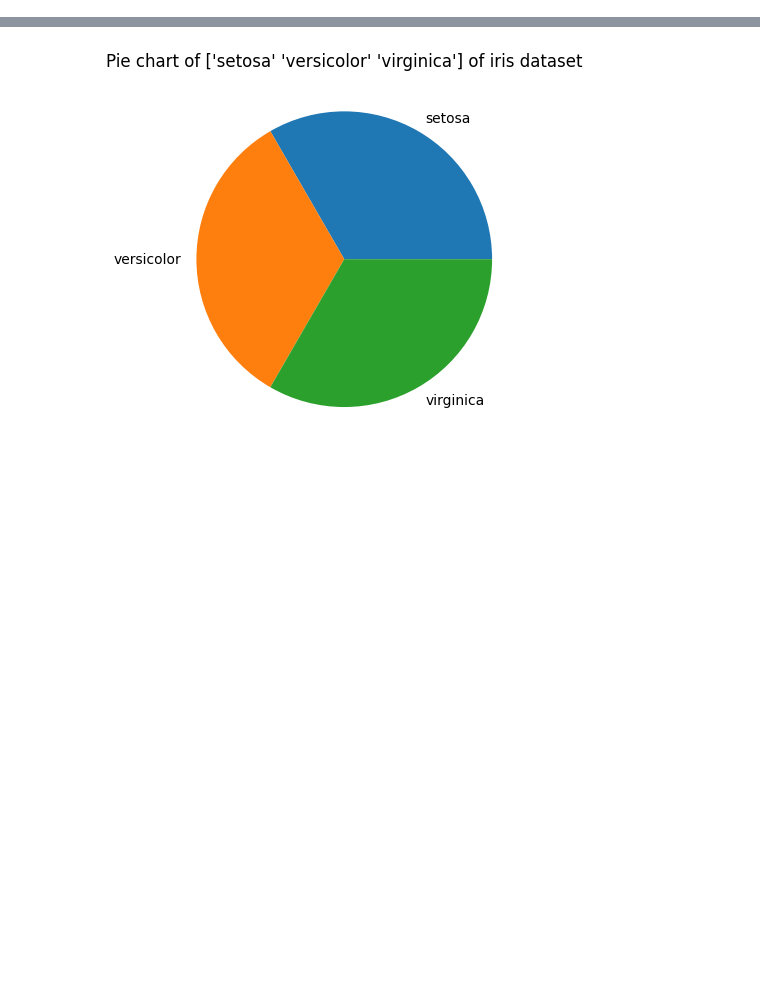
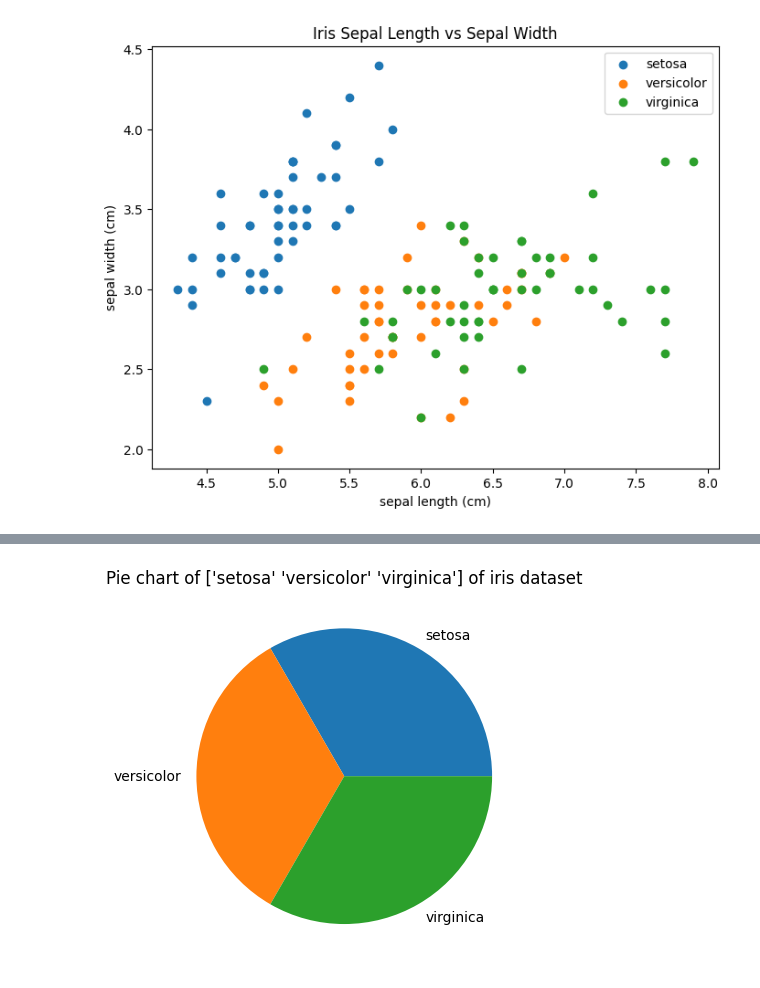
Before and after one commit to mubashshiradeeb/IrisDataset, a Jupyter notebook: Irisdataset.ipynb, the cells around one changed output, grey strips where cells are left out. Cells and saved outputs as stored; diff of their text form; code cells hidden in the pictures; blank space fills up the shorter version.

```diff
--- a/Irisdataset.ipynb
+++ b/Irisdataset.ipynb
@@ -2,0 +100,15 @@
+# %%
+# Scatter Plot
+plt.figure(figsize=(8, 6))
+for i in range(len(species_names)):
+    plt.scatter(feature_vectors[species == i, 0],
+                feature_vectors[species == i, 1],
+                label=species_names[i])
+
+plt.xlabel(feature_names[0])
+plt.ylabel(feature_names[1])
+plt.title('Iris Sepal Length vs Sepal Width')
+plt.legend()
+plt.show()
+# %% [output]
+[figure, added]
```
Also changed, not shown: parts of 38 cells of this notebook.
